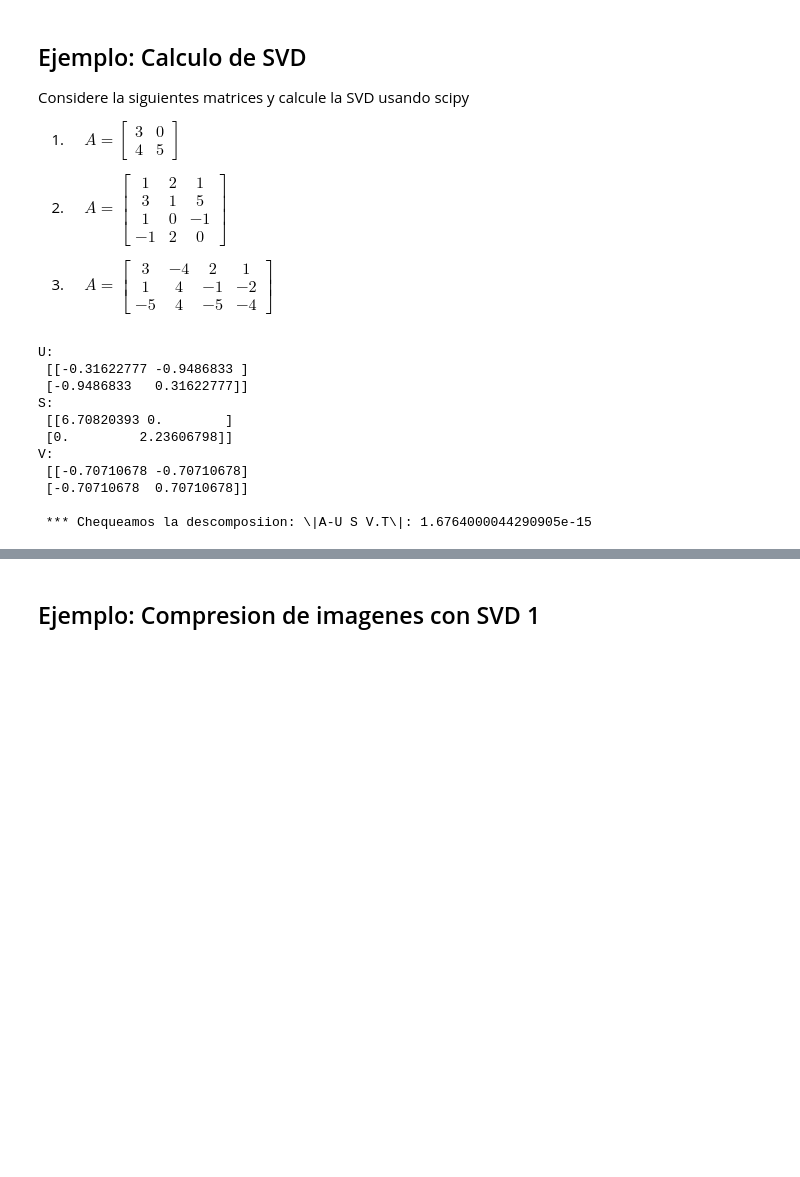
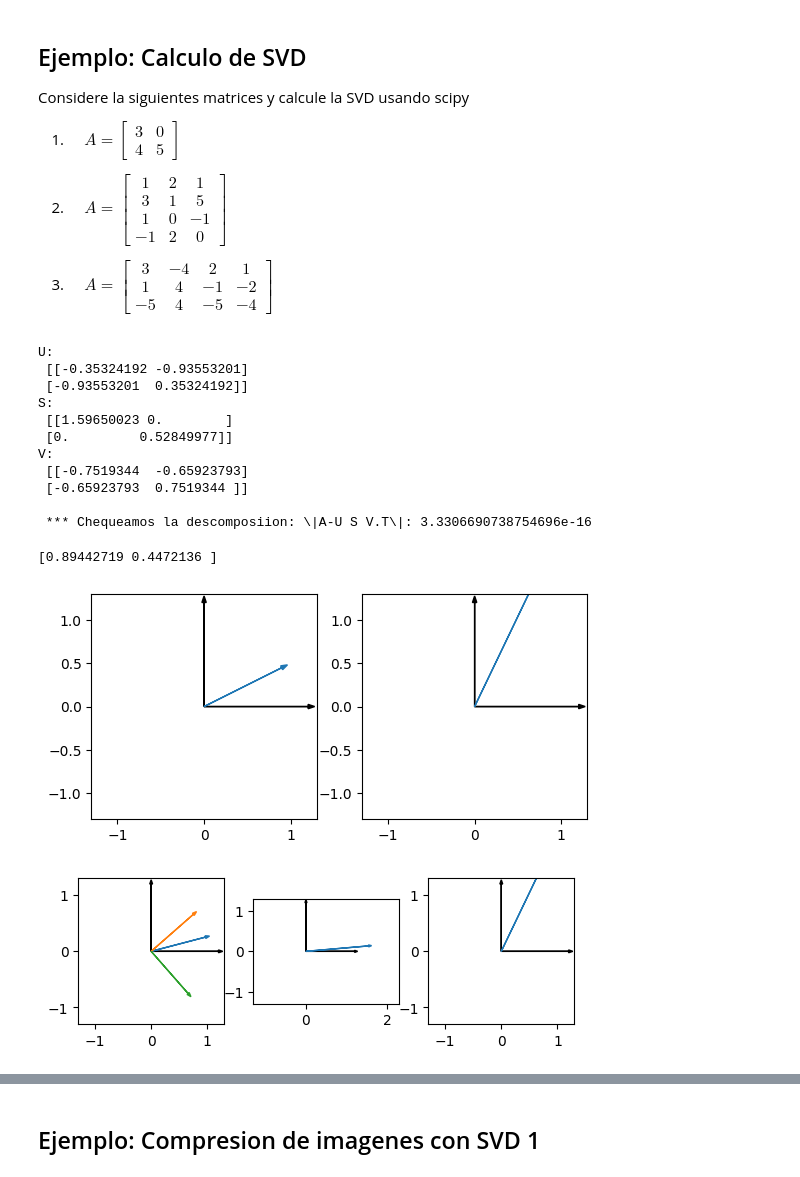
Before and after one commit to ManuelSanchezUribe/IMT2111-ALN, a Jupyter notebook: Clases/Capitulo1_SVD_image_compressing.ipynb, the cells around one changed output, grey strips where cells are left out. Cells and saved outputs as stored; diff of their text form; code cells hidden in the pictures; blank space fills up the shorter version.

```diff
--- a/Clases/Capitulo1_SVD_image_compressing.ipynb
+++ b/Clases/Capitulo1_SVD_image_compressing.ipynb
@@ -33,7 +33,8 @@ Considere la siguientes matrices y calcule la SVD usando scipy
 3. $ \quad A = \begin{bmatrix} 3 &-4 & 2 & 1 \\ 1 &  4& -1& -2 \\ -5 & 4 &-5 &-4 \end{bmatrix}$
 # %%
 # 1.
-A = np.array([[3,0],[4,5]], dtype=np.float64)
+A = np.array([[.75,0.],[1,1.125]], dtype=np.float64)
+# A = np.array([[-.75,1.],[1.5,-.5]], dtype=np.float64)
 U, s,VT = svd(A);S = np.diag(s)
 print(f"U: \n {U}")
 print(f"S: \n {S}")
@@ -42,16 +43,79 @@ AK = sum(s[i]*np.outer(U[:,i],VT.T[:,i]) for i in range(2))
 print(f"\n *** Chequeamos la descomposiion: \|A-U S V.T\|: {np.linalg.norm(A-AK)}")
 # %% [output]
 U:
- [[-0.31622777 -0.9486833 ]
- [-0.9486833   0.31622777]]
+ [[-0.35324192 -0.93553201]
+ [-0.93553201  0.35324192]]
 S:
- [[6.70820393 0.        ]
- [0.         2.23606798]]
+ [[1.59650023 0.        ]
+ [0.         0.52849977]]
 V:
- [[-0.70710678 -0.70710678]
- [-0.70710678  0.70710678]]
+ [[-0.7519344  -0.65923793]
+ [-0.65923793  0.7519344 ]]
 
- *** Chequeamos la descomposiion: \|A-U S V.T\|: 1.6764000044290905e-15
+ *** Chequeamos la descomposiion: \|A-U S V.T\|: 3.3306690738754696e-16
+# %%
+## Graphic ilustration
+fig1, ax1 = plt.subplots(1,2)
+# x = np.random.rand(2)
+x = np.array([2.0,1.0])
+x = x/np.linalg.norm(x)
+print(x)
+# 1. Figura 1
+# Ejes
+ax1[0].arrow(0, 0, 1.2, 0, head_width = 0.05, ec='k', fc='k', label='rotacion')
+ax1[0].arrow(0, 0, 0, 1.2, head_width = 0.05, ec='k', fc='k', label='rotacion')
+ax1[0].arrow(0, 0, x[0], x[1], head_width = 0.05, ec='C00', fc='C00' , label='inicial')
+ax1[0].set_aspect('equal')
+ax1[0].set_xlim([-1.3,1.3])
+ax1[0].set_ylim([-1.3,1.3])
+# 2. Figura 2
+# Ejes
+Ax = A.dot(x)
+ax1[1].arrow(0, 0, 1.2, 0, head_width = 0.05, ec='k', fc='k', label='rotacion')
+ax1[1].arrow(0, 0, 0, 1.2, head_width = 0.05, ec='k', fc='k', label='rotacion')
+ax1[1].arrow(0, 0, Ax[0], Ax[1], head_width = 0.05, ec='C00', fc='C00' , label='inicial')
+ax1[1].set_aspect('equal')
+ax1[1].set_xlim([-1.3,1.3])
+ax1[1].set_ylim([-1.3,1.3])
+
+
+fig, ax = plt.subplots(1,3)
+# 3. Figura 3
+# Ejes
+VTx = -VT.dot(x)
+v1 = -VT[0,:]
+v2 = -VT[1,:]
+ax[0].arrow(0, 0, 1.2, 0, head_width = 0.05, ec='k', fc='k', label='rotacion')
+ax[0].arrow(0, 0, 0, 1.2, head_width = 0.05, ec='k', fc='k', label='rotacion')
+ax[0].arrow(0, 0, VTx[0], VTx[1], head_width = 0.05, ec='C00', fc='C00' , label='inicial')
+ax[0].arrow(0, 0, v1[0], v1[1], head_width = 0.05, ec='C01', fc='C01' , label='inicial')
+ax[0].arrow(0, 0, v2[0], v2[1], head_width = 0.05, ec='C02', fc='C02' , label='inicial')
+ax[0].set_aspect('equal')
+ax[0].set_xlim([-1.3,1.3])
+ax[0].set_ylim([-1.3,1.3])
+# 4. Figura 4
+# Ejes
+SVTx = S.dot(VTx)
+ax[1].arrow(0, 0, 1.2, 0, head_width = 0.05, ec='k', fc='k', label='rotacion')
+ax[1].arrow(0, 0, 0, 1.2, head_width = 0.05, ec='k', fc='k', label='rotacion')
+ax[1].arrow(0, 0, SVTx[0], SVTx[1], head_width = 0.05, ec='C00', fc='C00' , label='inicial')
+ax[1].set_aspect('equal')
+ax[1].set_xlim([-1.3,2.3])
+ax[1].set_ylim([-1.3,1.3])
+
+# Ejes
+USVTx = -U.dot(SVTx)
+ax[2].arrow(0, 0, 1.2, 0, head_width = 0.05, ec='k', fc='k', label='rotacion')
+ax[2].arrow(0, 0, 0, 1.2, head_width = 0.05, ec='k', fc='k', label='rotacion')
+ax[2].arrow(0, 0, USVTx[0], USVTx[1], head_width = 0.05, ec='C00', fc='C00' , label='inicial')
+ax[2].set_aspect('equal')
+ax[2].set_xlim([-1.3,1.3])
+ax[2].set_ylim([-1.3,1.3])
+plt.show()
+# %% [output]
+[0.89442719 0.4472136 ]
+[figure, added]
+[figure, added]
 # %%
 # 2.
 A = np.array([[1 , 2 , 1],[3 , 1, 5 ],[1 , 0 , -1],[-1 , 2 , 0] ], dtype=np.float64)
```
Also changed, not shown: parts of 2 cells of this notebook.
